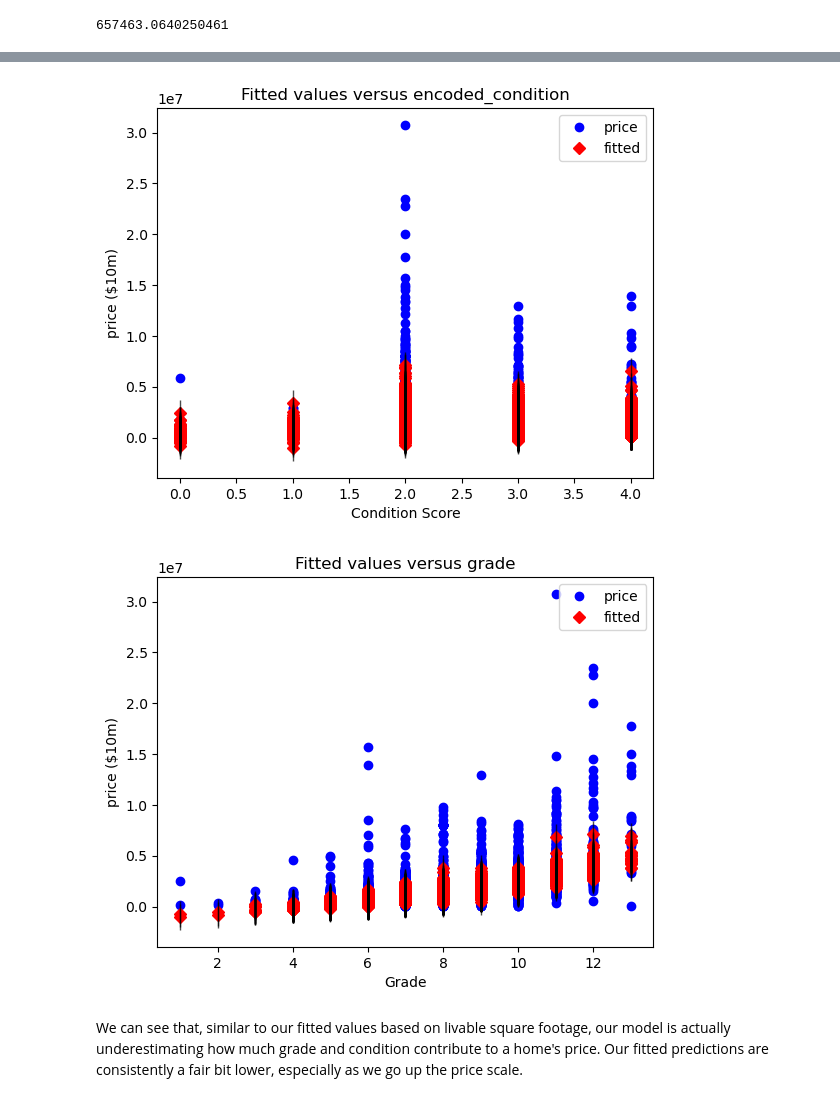
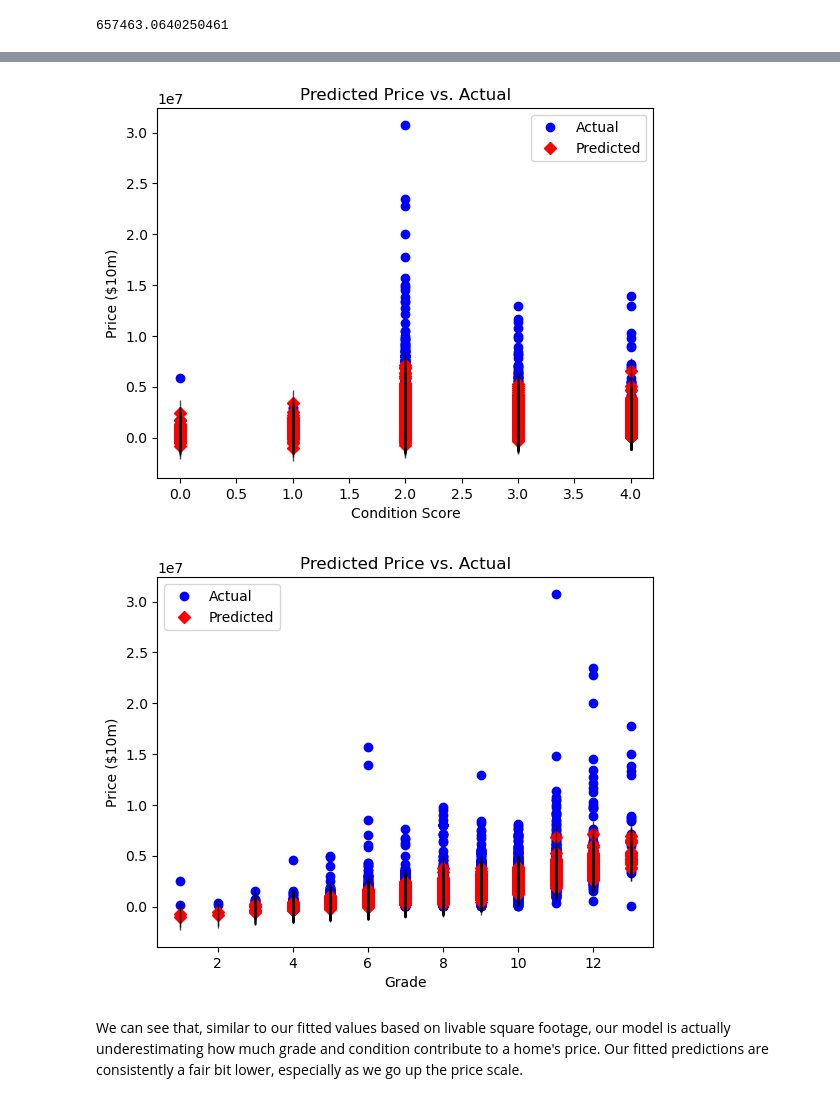
Before and after one commit to apell74/dsc-phase-2-project-v2-5, a Jupyter notebook: phase-2-project.ipynb, the cells around one changed output, grey strips where cells are left out. Saved outputs shown, nothing was run; the diff lists cells and outputs as text; code cells hidden in the pictures.

```diff
--- a/phase-2-project.ipynb
+++ b/phase-2-project.ipynb
@@ -628,26 +652,34 @@ All of the coefficient p-values are zero except for condition, which still manag
 Since grade and condition are both important new features, we can visualize their relationship with price below:
 # %%
 # Plotting fitted values vs. actual values for condition
-sm.graphics.plot_fit(third_model_results, 'encoded_condition')
+sm.graphics.plot_fit(third_model, 'encoded_condition')
 
-# Labeling axes
+# Labeling axes and setting title
+plt.title('Predicted Price vs. Actual')
 plt.xlabel('Condition Score')
 plt.ylabel('Price ($10m)')
 
+# Setting legend
+plt.legend(['Actual', 'Predicted'])
+
 plt.show()
 # %% [output]
-[figure, old version]
+[figure, new version]
 # %%
 # Plotting fitted values vs. actual values for grade
-sm.graphics.plot_fit(third_model_results, 'grade')
+sm.graphics.plot_fit(third_model, 'grade')
 
-# Labeling axes
+# Labeling axes and setting title
+plt.title('Predicted Price vs. Actual')
 plt.xlabel('Grade')
 plt.ylabel('Price ($10m)')
 
+# Setting legend
+plt.legend(['Actual', 'Predicted'])
+
 plt.show()
 # %% [output]
-[figure, old version]
+[figure, new version]
 # %% [markdown]
 We can see that, similar to our fitted values based on livable square footage, our model is actually underestimating how much grade and condition contribute to a home's price. Our fitted predictions are consistently a fair bit lower, especially as we go up the price scale.
 # %% [markdown]
```
Also changed, not shown: parts of 14 cells of this notebook, 1 other file.
